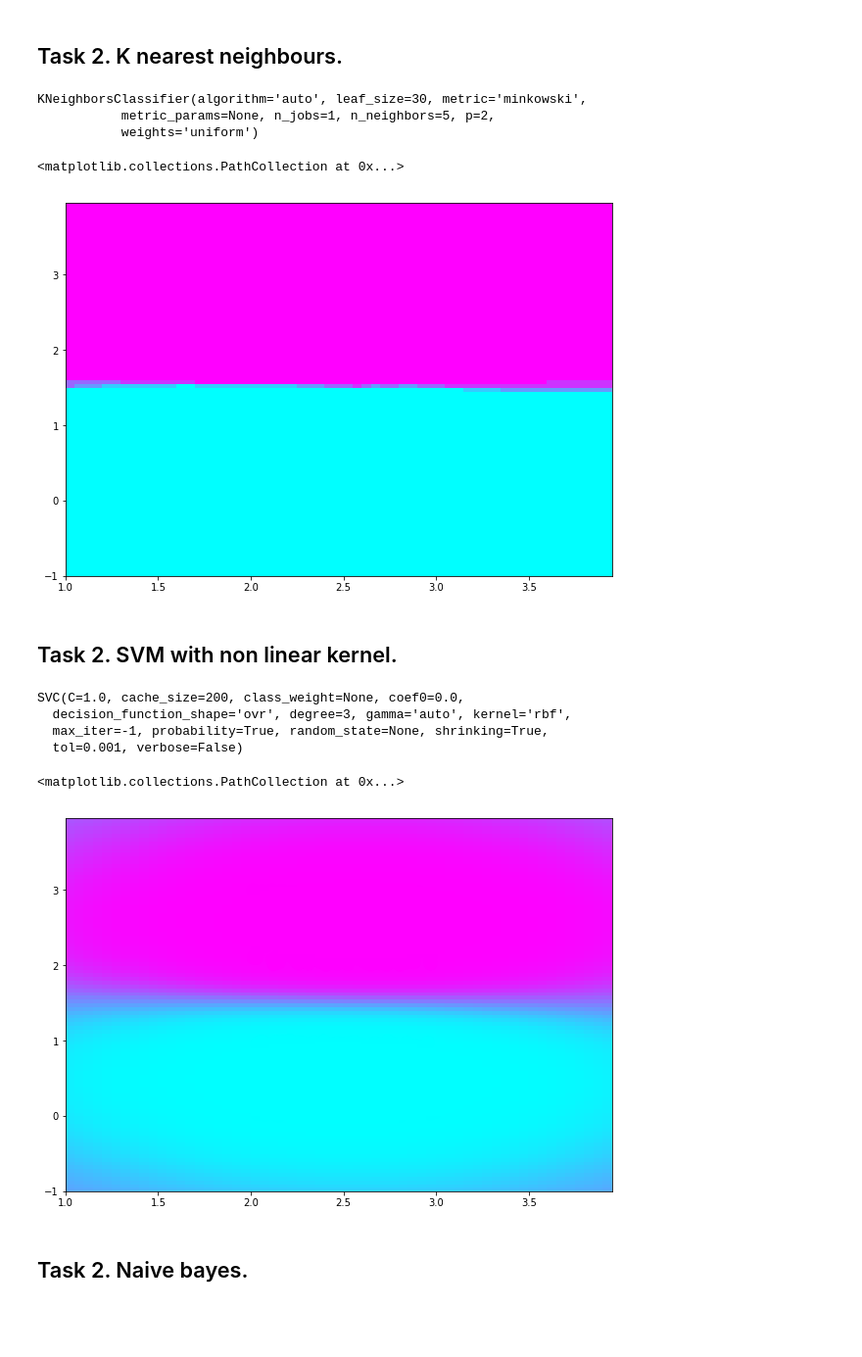
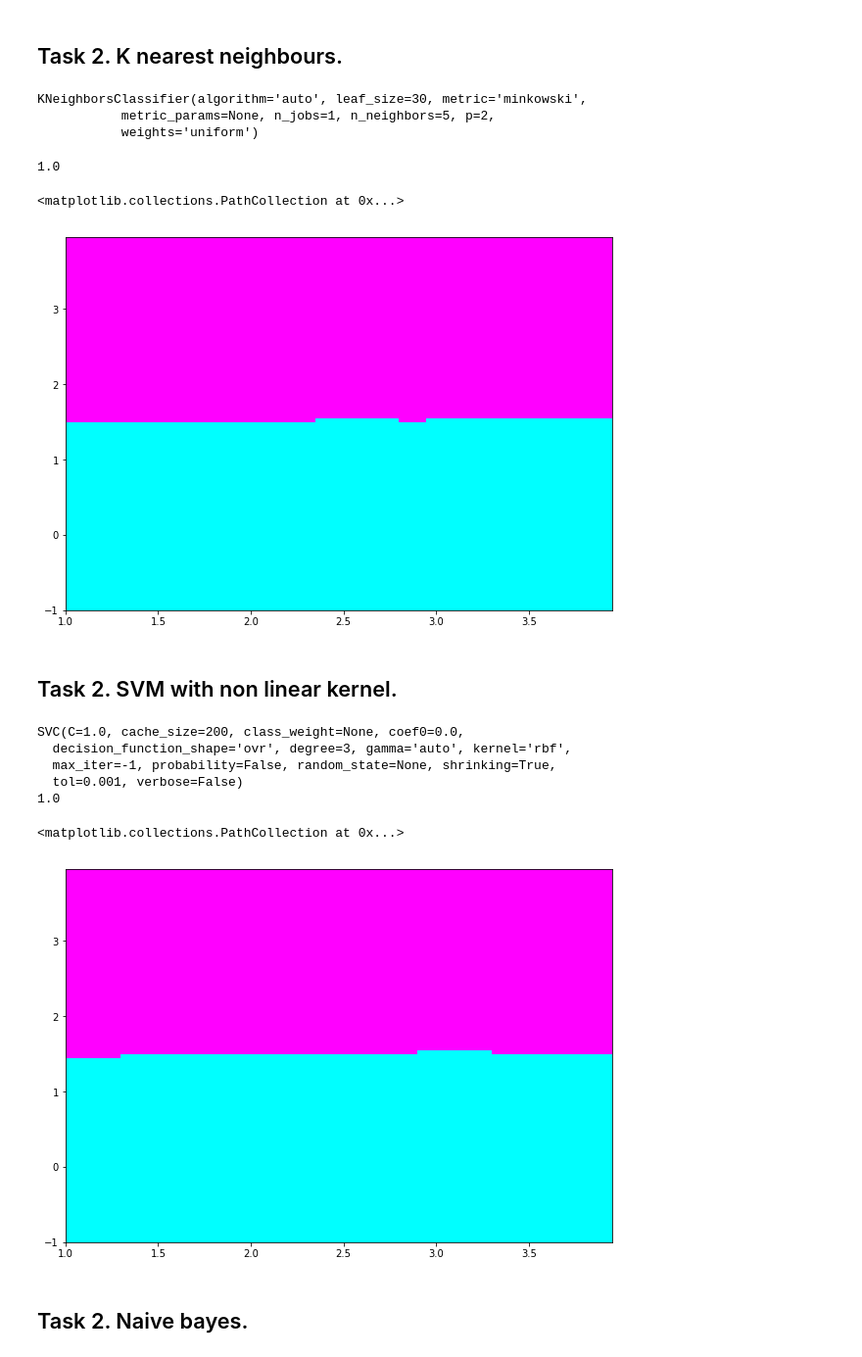
Before and after one commit to 15202-sidorov/NSU_Data_Mining, a Jupyter notebook: Lab2/Lab2.ipynb, the cells around one changed output. Shown: that part at 98% size. Saved outputs shown, nothing was run; the diff lists cells and outputs as text; code cells hidden in the pictures; blank space fills up the shorter version.

```diff
--- a/Lab2/Lab2.ipynb
+++ b/Lab2/Lab2.ipynb
@@ -28,10 +58,13 @@ y = np.hstack((np.zeros(500),np.ones(500)))
 clf = KNN(n_neighbors=5)
 clf.fit(X, y)
 print(clf)
+X_train, X_test, y_train, y_test = train_test_split(X, y, test_size=0.3)
+accuracy_score(y_test, KNN(n_neighbors=10).fit(X_train, y_train).predict(X_test))
 # %% [output]
 KNeighborsClassifier(algorithm='auto', leaf_size=30, metric='minkowski',
            metric_params=None, n_jobs=1, n_neighbors=5, p=2,
            weights='uniform')
+1.0
 # %%
 def get_grid(data, border=1., step=.05):
     x_min, x_max = data[:, 0].min() - border, data[:, 0].max() + border
@@ -40,32 +73,35 @@ def get_grid(data, border=1., step=.05):
                       np.arange(y_min, y_max, step))
 xx, yy = get_grid(X)
 X_in=np.hstack((np.reshape(xx,(xx.size,1)), np.reshape(yy,(yy.size,1))))
-predicted = clf.predict_proba(X_in)[:, 1].reshape(xx.shape)
+predicted = clf.predict(X_in).reshape(xx.shape)
 pl.figure(figsize=(10, 7))
 pl.pcolormesh(xx, yy, predicted, cmap='cool')
 pl.scatter(X[:, 0], X[:, 1], c=y, s=150, cmap='cool', alpha=0.7)
 # %% [output]
 <matplotlib.collections.PathCollection at 0x...>
-[figure, old version]
+[figure, new version]
 # %% [markdown]
 ## Task 2. SVM with non linear kernel.
 # %%
-clf = svm.SVC(probability=True)
+clf = svm.SVC(probability=False)
 clf.fit(X,y)
 print(clf)
+X_train, X_test, y_train, y_test = train_test_split(X, y, test_size=0.3)
+print(accuracy_score(y_test, svm.SVC(probability=False).fit(X_train, y_train).predict(X_test)))
 xx, yy = get_grid(X)
 X_in=np.hstack((np.reshape(xx,(xx.size,1)), np.reshape(yy,(yy.size,1))))
-predicted = clf.predict_proba(X_in)[:, 1].reshape(xx.shape)
+predicted = clf.predict(X_in).reshape(xx.shape)
 pl.figure(figsize=(10, 7))
 pl.pcolormesh(xx, yy, predicted, cmap='cool')
 pl.scatter(X[:, 0], X[:, 1], c=y, s=150, cmap='cool', alpha=0.7)
 # %% [output]
 SVC(C=1.0, cache_size=200, class_weight=None, coef0=0.0,
   decision_function_shape='ovr', degree=3, gamma='auto', kernel='rbf',
-  max_iter=-1, probability=True, random_state=None, shrinking=True,
+  max_iter=-1, probability=False, random_state=None, shrinking=True,
   tol=0.001, verbose=False)
+1.0
 <matplotlib.collections.PathCollection at 0x...>
-[figure, old version]
+[figure, new version]
 # %% [markdown]
 ## Task 2. Naive bayes.
 # %%
```
Also changed, not shown: parts of 15 cells of this notebook, 1 other file.
